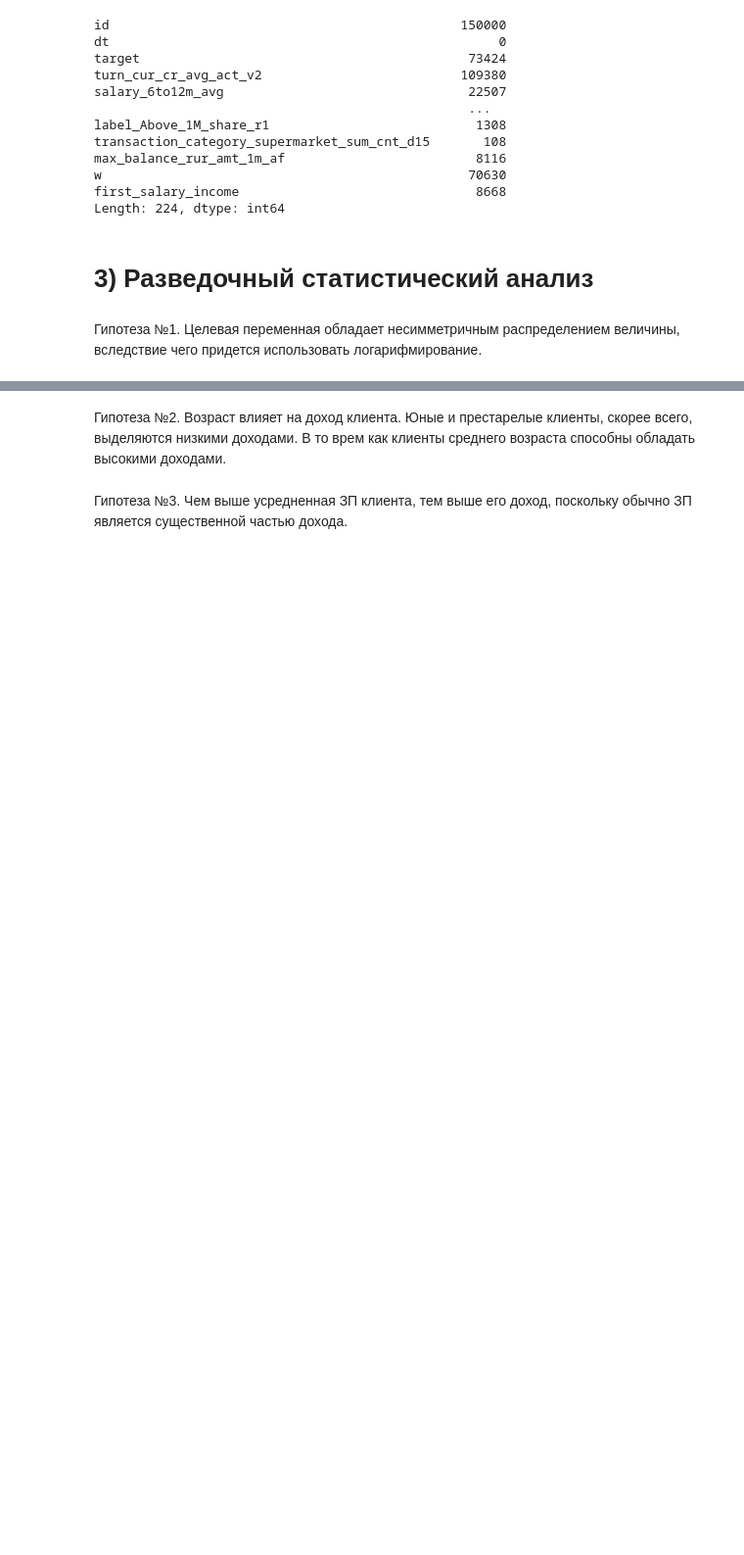
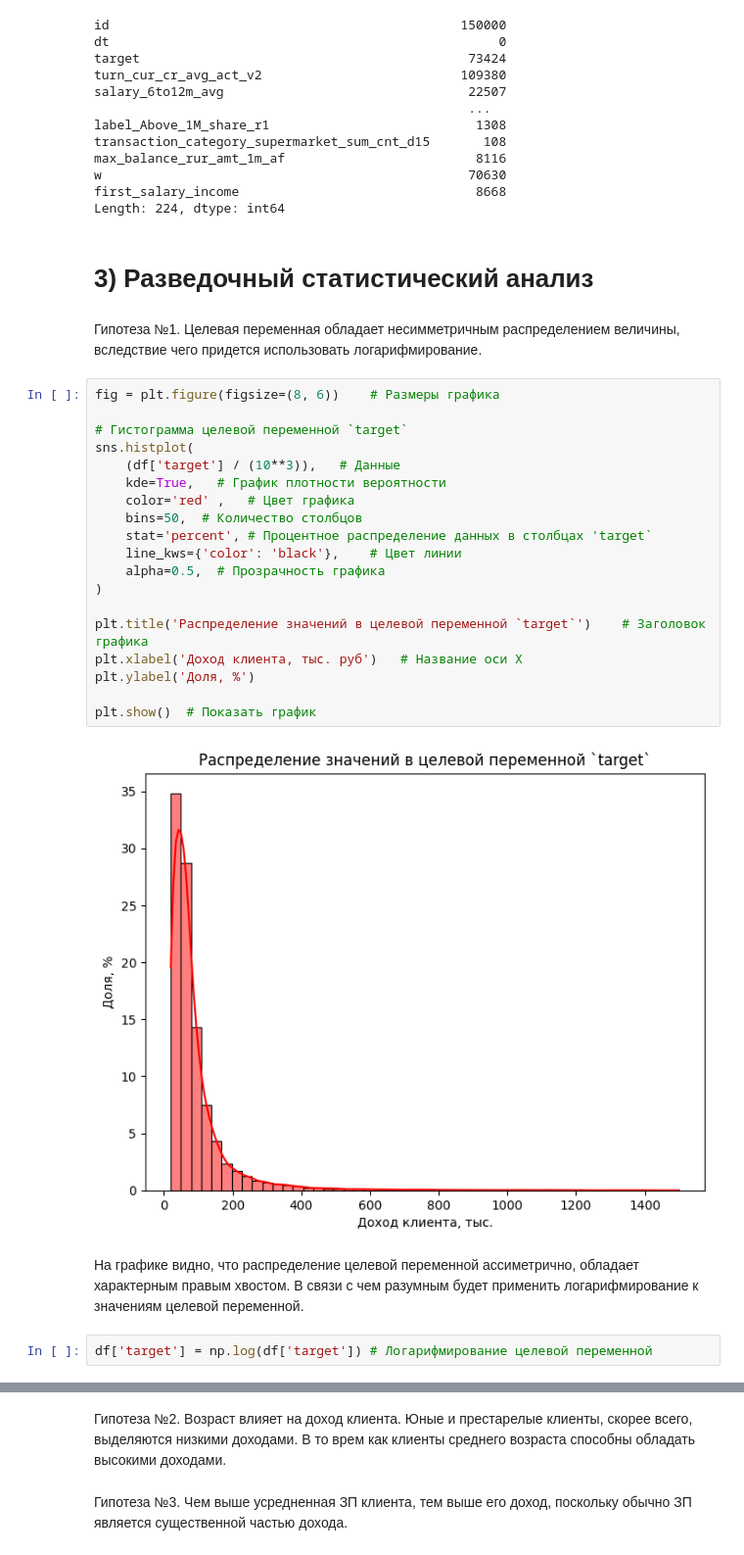
Before and after one commit to RePlay-h/AlphaBank-Hack-Change, a Jupyter notebook: EDA/AlphaBank-Hack-Change.ipynb, the cells around one changed output, grey strips where cells are left out. Shown: that part at 98% size. Cells and saved outputs as stored; diff of their text form; blank space fills up the shorter version.

```diff
--- a/EDA/AlphaBank-Hack-Change.ipynb
+++ b/EDA/AlphaBank-Hack-Change.ipynb
@@ -87,3 +89,28 @@ Length: 224, dtype: int64
 # 3) Разведочный статистический анализ
 # %% [markdown]
 Гипотеза №1. Целевая переменная обладает несимметричным распределением величины, вследствие чего придется использовать логарифмирование.
+# %%
+fig = plt.figure(figsize=(8, 6))    # Размеры графика
+
+# Гистограмма целевой переменной `target`
+sns.histplot(
+    (df['target'] / (10**3)),   # Данные
+    kde=True,   # График плотности вероятности
+    color='red' ,   # Цвет графика
+    bins=50,  # Количество столбцов
+    stat='percent', # Процентное распределение данных в столбцах 'target`
+    line_kws={'color': 'black'},    # Цвет линии
+    alpha=0.5,  # Прозрачность графика
+)
+
+plt.title('Распределение значений в целевой переменной `target`')    # Заголовок графика
+plt.xlabel('Доход клиента, тыс. руб')   # Название оси X
+plt.ylabel('Доля, %')
+
+plt.show()  # Показать график
+# %% [output]
+[figure, added]
+# %% [markdown]
+На графике видно, что распределение целевой переменной ассиметрично, обладает характерным правым хвостом. В связи с чем разумным будет применить логарифмирование к значениям целевой переменной.
+# %%
+df['target'] = np.log(df['target']) # Логарифмирование целевой переменной
```
Also changed, not shown: parts of 2 cells of this notebook.
